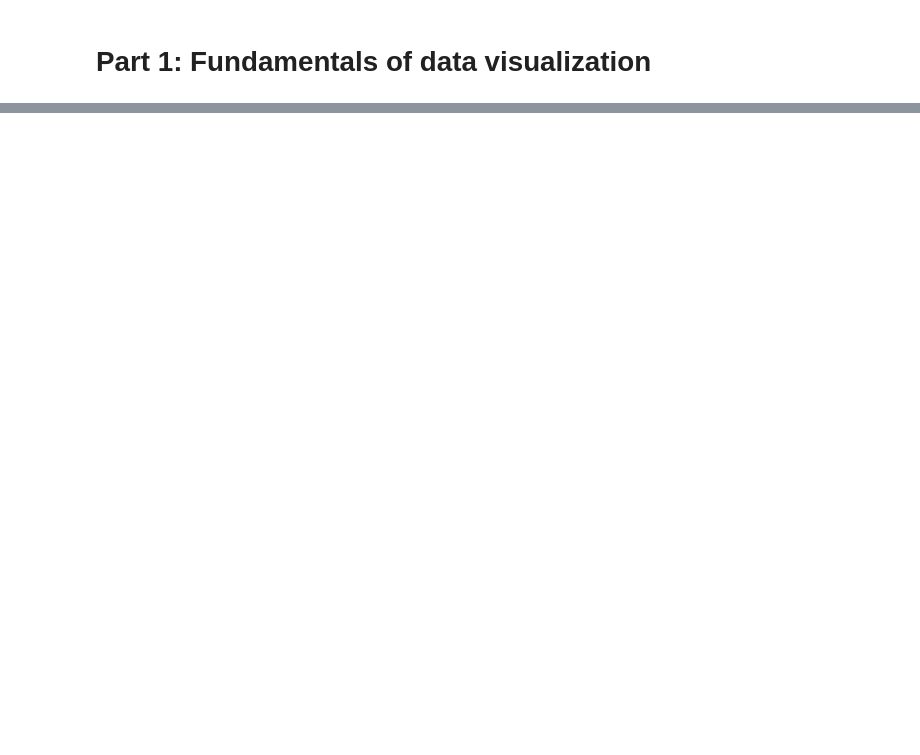
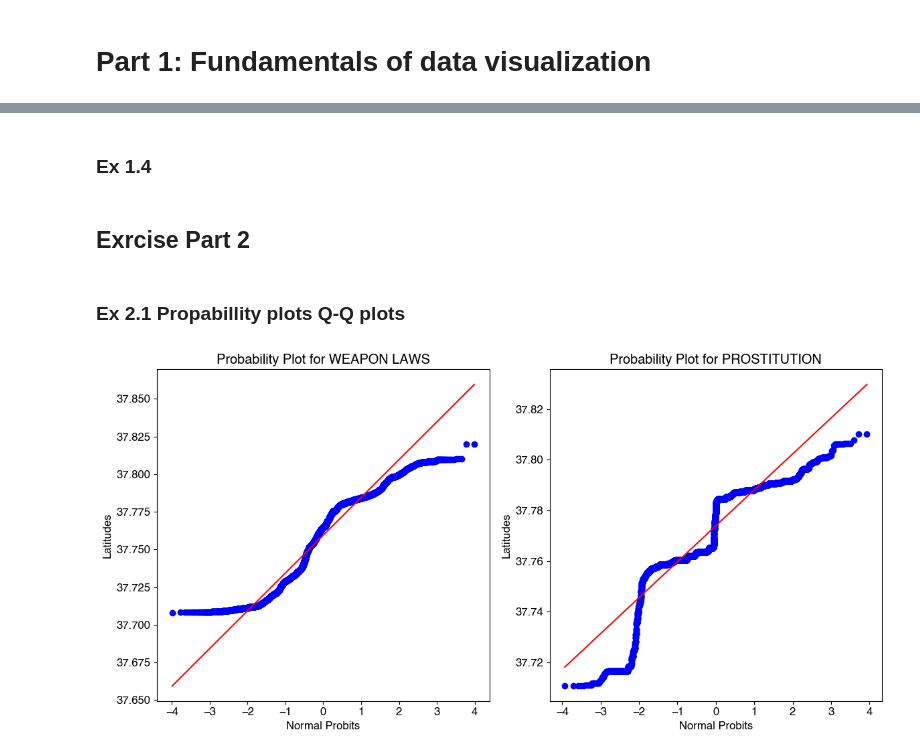
Before and after one commit to clbokea/socialdata2024, a Jupyter notebook: exercises/week3/week3_part3.ipynb, the cells around one changed output, grey strips where cells are left out. Saved outputs shown, nothing was run; the diff lists cells and outputs as text; code cells hidden in the pictures; blank space fills up the shorter version.

Commit message:
part2 done

```diff
--- a/exercises/week3/week3_part3.ipynb
+++ b/exercises/week3/week3_part3.ipynb
@@ -127,0 +168,34 @@ plt.show()
+# %% [markdown]
+### Ex 1.4
+# %% [markdown]
+## Exrcise Part 2
+# %% [markdown]
+### Ex 2.1 Propabillity plots Q-Q plots
+# %%
+crime_type1 = 'WEAPON LAWS'
+crime_type2 = 'PROSTITUTION'
+
+# Filter the DataFrame to get two different crime types
+df_crime1 = df[(df['Category'] == crime_type1) & (df['Y'] >= 36) & (df['Y'] <= 38)]
+df_crime2 = df[(df['Category'] == crime_type2) & (df['Y'] >= 36) & (df['Y'] <= 38)]
+
+plt.figure(figsize=(12, 6))
+
+# Probability plot for the first crime type
+plt.subplot(1, 2, 1)
+stats.probplot(df_crime1['Y'], dist="norm", plot=plt)
+plt.title(f'Probability Plot for {crime_type1}')
+plt.xlabel('Normal Probits')
+plt.ylabel('Latitudes')
+
+# Probability plot for the second crime type
+plt.subplot(1, 2, 2)
+stats.probplot(df_crime2['Y'], dist="norm", plot=plt)
+plt.title(f'Probability Plot for {crime_type2}')
+plt.xlabel('Normal Probits')
+plt.ylabel('Latitudes')
+
+plt.tight_layout()
+plt.show()
+# %% [output]
+[figure, added]
```
Also changed, not shown: parts of 18 cells of this notebook.
